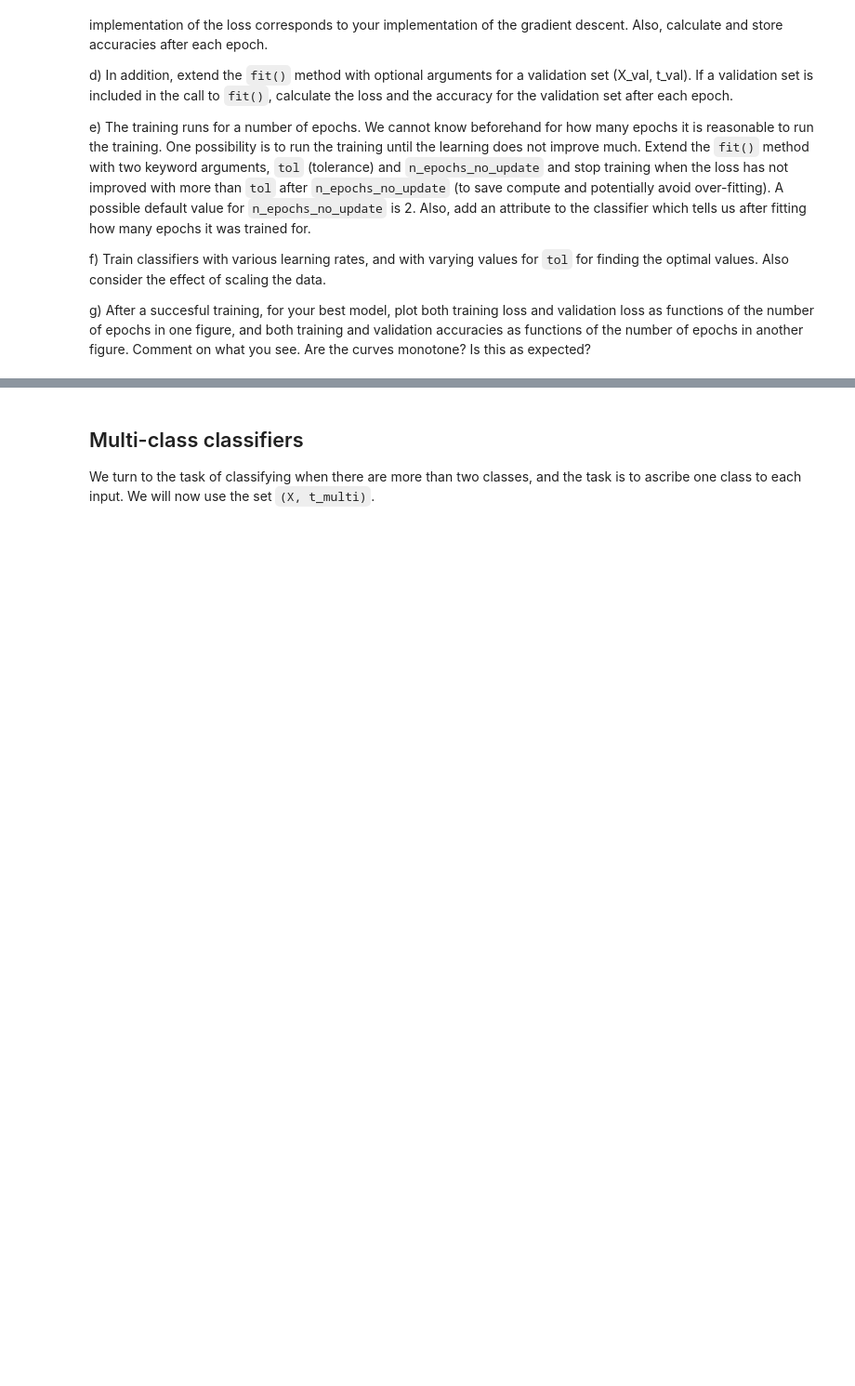
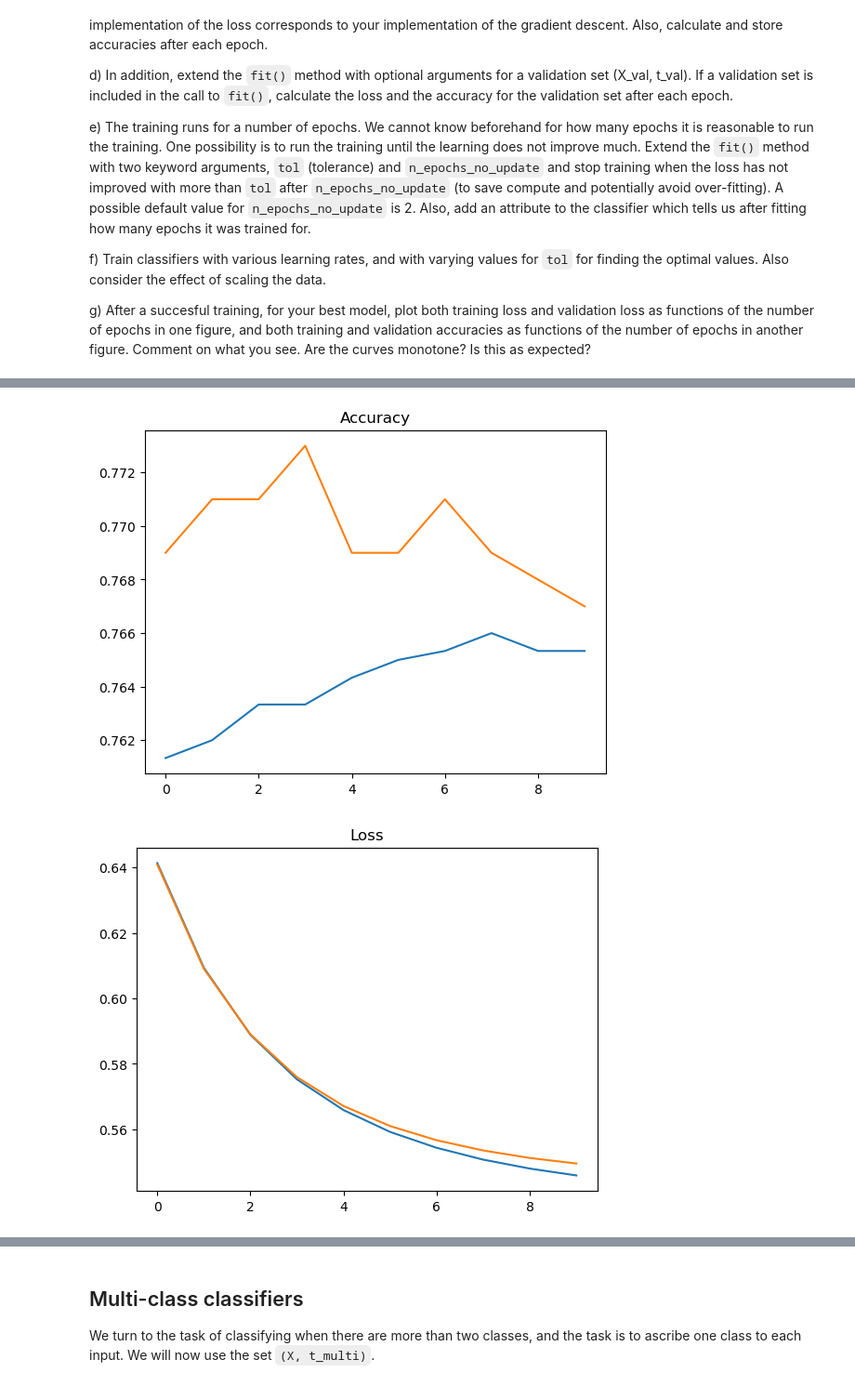
Before and after one commit to mariusfredrichsen/uio, a Jupyter notebook: IN3050/assignment2/in3050_in4050_2025_assignment_2.ipynb, the cells around one changed output, grey strips where cells are left out. Shown at 93% size. Cells and saved outputs as stored; diff of their text form; code cells hidden in the pictures; blank space fills up the shorter version.

```diff
--- a/IN3050/assignment2/in3050_in4050_2025_assignment_2.ipynb
+++ b/IN3050/assignment2/in3050_in4050_2025_assignment_2.ipynb
@@ -378,0 +427,50 @@ class NumpyLogRegClassifier(NumpyClassifier):
+# %%
+lr = NumpyLogRegClass()
+
+X_train_scaled = normalize(X_train)
+X_val_scaled = normalize(X_val)
+
+eta = 0.05
+epochs = 100
+tol = 0.005
+n_epochs_no_update = 2
+epochs_break, accuracies, losses, accuracies_val, losses_val = lr.fit(X_train, t2_train, eta = eta, epochs = epochs, X_val = X_val, t_val = t2_val, tol = tol, n_epochs_no_update = n_epochs_no_update)
+
+print(f"Accuracy: {accuracies[-1]} Loss: {losses[-1]} Accuracy_val: {accuracies_val[-1]} Epochs: {epochs_break}")
+
+epochs_break += 1
+f1 = plt.figure()
+# plt.ylim([0.6,0.9])
+plt.title("Accuracy")
+plt.plot(np.array(range(min(epochs_break, epochs))), accuracies, label = "Training data")
+if len(X_val) and len(t2_val):
+    plt.plot(np.array(range(min(epochs_break, epochs))), accuracies_val, label = "Validation data")
+
+f2 = plt.figure()
+# plt.ylim([0.4,0.8])
+plt.title("Loss")
+plt.plot(np.array(range(min(epochs_break, epochs))), losses, label = "Training data")
+if len(X_val) and len(t2_val):
+    plt.plot(np.array(range(min(epochs_break, epochs))), losses_val, label = "Validation data")
+
+
+lr = NumpyLogRegClass()
+epochs_break, accuracies, losses, accuracies_val, losses_val = lr.fit(X_train_scaled, t2_train, eta = eta, epochs = epochs, X_val = X_val_scaled, t_val = t2_val, tol = tol, n_epochs_no_update = n_epochs_no_update)
+
+print(f"Accuracy: {accuracies[-1]} Loss: {losses[-1]} Accuracy_val: {accuracies_val[-1]} Epochs: {epochs_break}")
+
+epochs_break += 1
+f1 = plt.figure()
+# plt.ylim([0.6,0.9])
+plt.title("Accuracy")
+plt.plot(np.array(range(min(epochs_break, epochs))), accuracies, label = "Training data")
+if len(X_val) and len(t2_val):
+    plt.plot(np.array(range(min(epochs_break, epochs))), accuracies_val, label = "Validation data")
+
+f2 = plt.figure()
+# plt.ylim([0.4,0.8])
+plt.title("Loss")
+plt.plot(np.array(range(min(epochs_break, epochs))), losses, label = "Training data")
+if len(X_val) and len(t2_val):
+    plt.plot(np.array(range(min(epochs_break, epochs))), losses_val, label = "Validation data")
+# %% [output]
@@ -378,0 +479,2 @@ class NumpyLogRegClassifier(NumpyClassifier):
+[figure, added]
+[figure, added]
```
Also changed, not shown: parts of 12 cells of this notebook.
